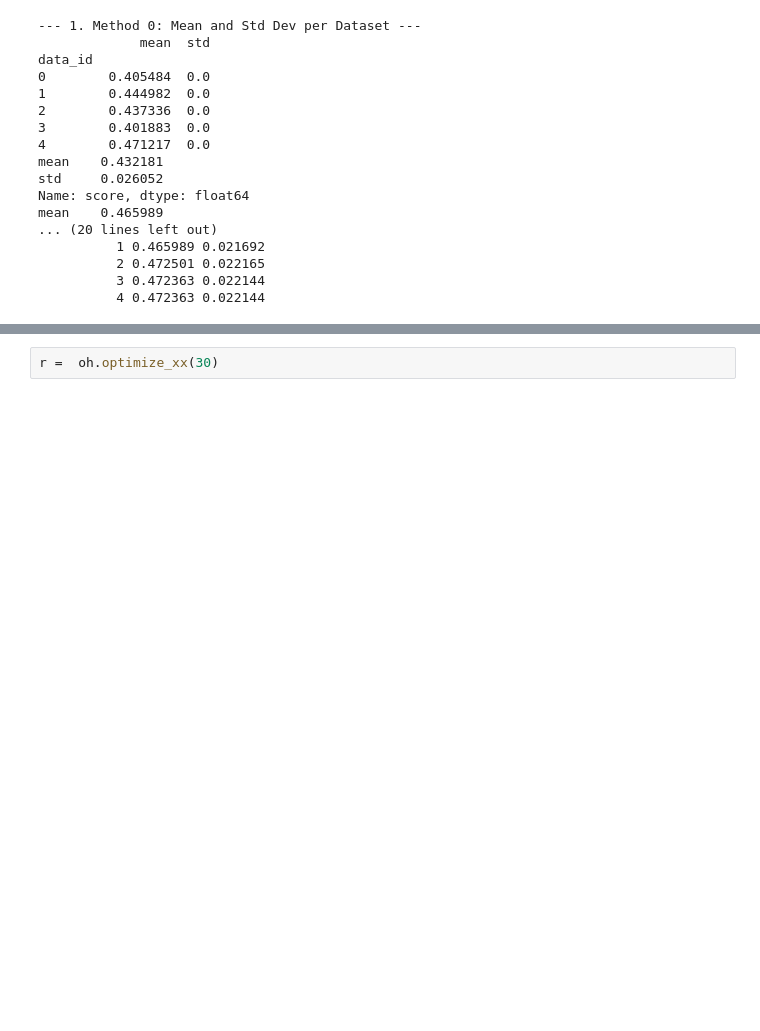
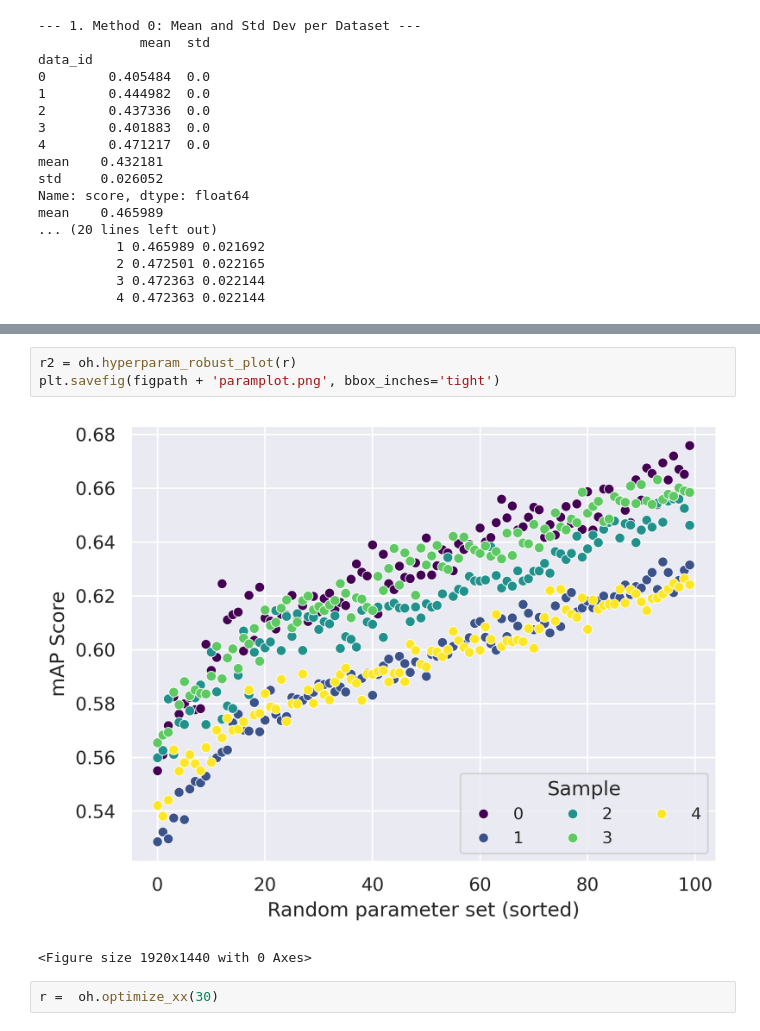
Before and after one commit to smautner/pig, a Jupyter notebook: yoda/scripts/OPTIMIZATION.ipynb, the cells around one changed output, grey strips where cells are left out. Drawn from its saved outputs; the diff is of its cells as text; blank space fills up the shorter version.

```diff
--- a/yoda/scripts/OPTIMIZATION.ipynb
+++ b/yoda/scripts/OPTIMIZATION.ipynb
@@ -147,3 +147,9 @@ Wall time: 1h 26min 43s
+# %%
+r2 = oh.hyperparam_robust_plot(r)
+plt.savefig(figpath + 'paramplot.png', bbox_inches='tight')
+# %% [output]
+[figure, added]
+<Figure size 1920x1440 with 0 Axes>
 # %%
 r =  oh.optimize_xx(30)
 # %% [output]
```
Also changed, not shown: parts of 2 cells of this notebook, 5 other files.
